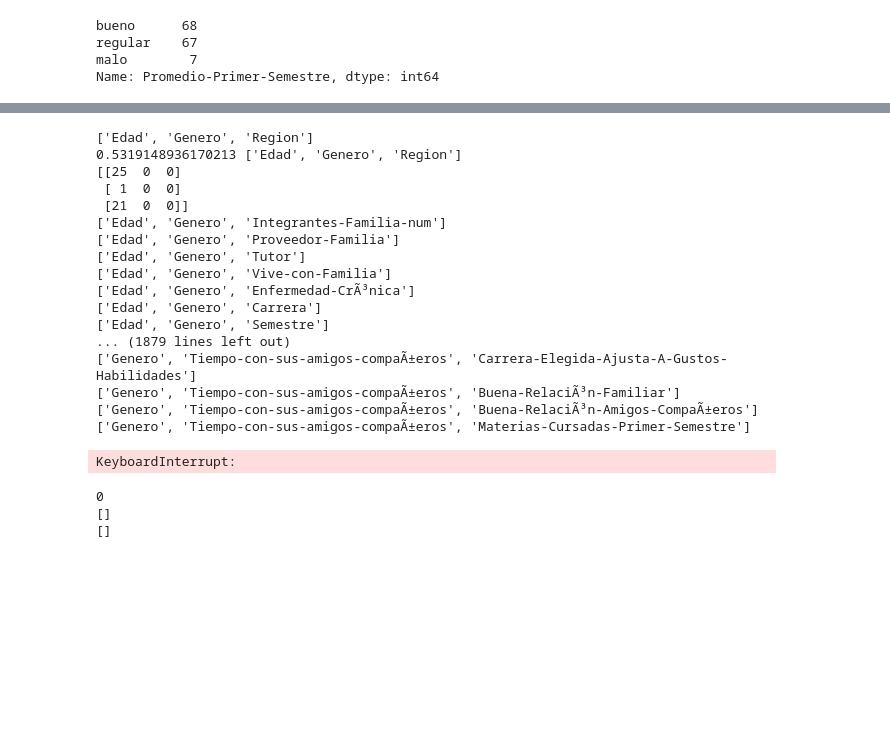
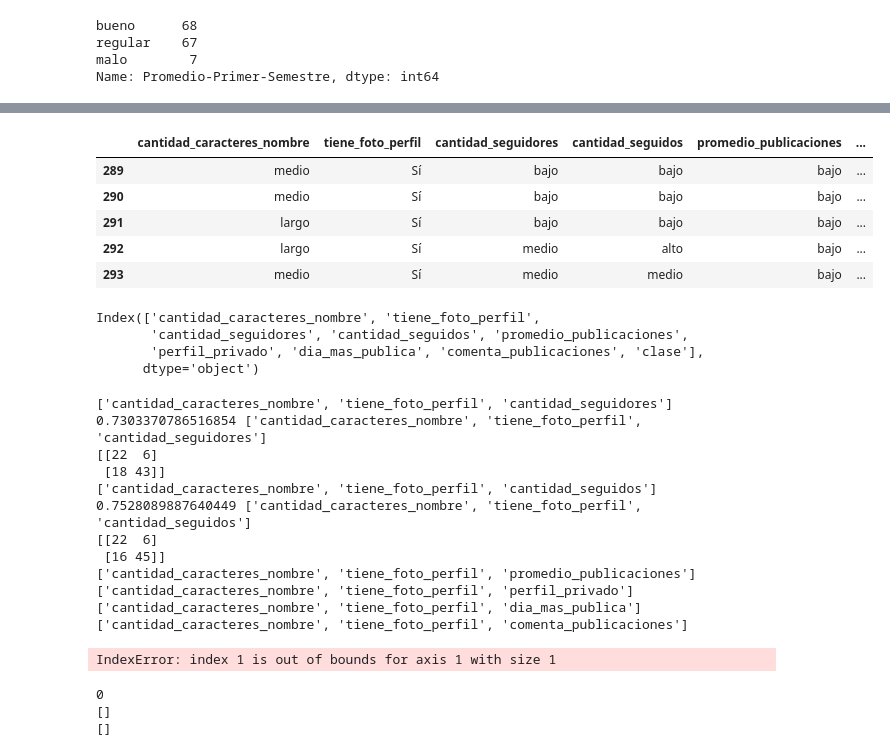
Before and after one commit to SamuelGuerrero/Reconocimiento-de-Patrones, a Jupyter notebook: Segundo Parcial/SeleccionCaracterísticas/Clasificadores.ipynb, the cells around one changed output, grey strips where cells are left out. Cells and saved outputs as stored; diff of their text form; code cells hidden in the pictures; blank space fills up the shorter version.

```diff
--- a/Segundo Parcial/SeleccionCaracterísticas/Clasificadores.ipynb
+++ b/Segundo Parcial/SeleccionCaracterísticas/Clasificadores.ipynb
@@ -385,10 +386,34 @@ Index(['Unnamed: 0', 'Edad', 'Genero', 'Tutor', 'Vive-con-Familia',
        'Horas-Semana-Dedicada-Videojuegos',
        'Horas-Semana-Dedicada-Actividades-Entretenimiento'],
       dtype='object')
+# %%
+df = pd.read_csv("Twitter.csv")
+
+df = df.drop(columns=['Unnamed: 0'])
+df = df.loc[:, ~df.columns.str.contains('^nombre')]
+df.tail()
+# %% [output]
+|  | cantidad_caracteres_nombre | tiene_foto_perfil | cantidad_seguidores | cantidad_seguidos | promedio_publicaciones | ... |
+| 289 | medio | Sí | bajo | bajo | bajo | ... |
+| 290 | medio | Sí | bajo | bajo | bajo | ... |
+| 291 | largo | Sí | bajo | bajo | bajo | ... |
+| 292 | largo | Sí | medio | alto | bajo | ... |
+| 293 | medio | Sí | medio | medio | bajo | ... |
+# %%
+headers = df.columns
+print(headers)
+# %% [output]
+Index(['cantidad_caracteres_nombre', 'tiene_foto_perfil',
+       'cantidad_seguidores', 'cantidad_seguidos', 'promedio_publicaciones',
+       'perfil_privado', 'dia_mas_publica', 'comenta_publicaciones', 'clase'],
+      dtype='object')
 # %%
 #Dropear Carrera
 import warnings
 warnings.filterwarnings('ignore')
+
+
+
 
 best_accuracy = 0
 best_characteristics = []
@@ -398,30 +423,32 @@ best_cm = []
 for header1 in headers:
     for header2 in headers:
         for header3 in headers:
-            if((header1 != header2) and (header1 != header3) and (header2 != header3) and (header1 != 'Promedio-Primer-Semestre') and (header2 != 'Promedio-Primer-Semestre') and (header3 != 'Promedio-Primer-Semestre')):
+            if((header1 != header2) and (header1 != header3) and (header2 != header3) and (header1 != 'clase') and (header2 != 'clase') and (header3 != 'clase')):
                 characteristics = [header1, header2, header3]
                 print(characteristics)
                 X = df.filter(items=characteristics).copy()
-
-                classColumn = ['Promedio-Primer-Semestre']
+                classColumn = ['clase']
                 y = df.filter(items=classColumn).copy()
 
                 encoder = OneHotEncoder(sparse=False)
                 X_encoded = encoder.fit_transform(X)
 
-                X_train, X_test, y_train, y_test = train_test_split(X_encoded, y, test_size=0.33)
+                X_train, X_test, y_train, y_test = train_test_split(X_encoded, y, test_size=0.3, random_state=42)
 
-                knn = KNeighborsClassifier(n_neighbors=3)
+                #knn = KNeighborsClassifier(n_neighbors=3)
 
-                knn.fit(X_train, y_train)
+                #knn.fit(X_train, y_train)
+                nb = CategoricalNB()
+                nb.fit(X_train, y_train)
 
-                y_pred = knn.predict(X_test)
+                y_pred = nb.predict(X_test)
+
 
                 accuracy = accuracy_score(y_test, y_pred)
                 if(accuracy > best_accuracy):
                     best_accuracy = accuracy
                     best_characteristics = characteristics
-                    best_model = knn
+                    best_model = nb
                     print(best_accuracy, best_characteristics)
 
                     cm = confusion_matrix(y_test, y_pred)
@@ -431,24 +458,19 @@ for header1 in headers:
 
                 #print("Precisión del clasificador KNN:", accuracy)
 # %% [output]
-['Edad', 'Genero', 'Region']
-0.5319148936170213 ['Edad', 'Genero', 'Region']
-[[25  0  0]
- [ 1  0  0]
- [21  0  0]]
-['Edad', 'Genero', 'Integrantes-Familia-num']
-['Edad', 'Genero', 'Proveedor-Familia']
-['Edad', 'Genero', 'Tutor']
-['Edad', 'Genero', 'Vive-con-Familia']
-['Edad', 'Genero', 'Enfermedad-CrÃ³nica']
-['Edad', 'Genero', 'Carrera']
-['Edad', 'Genero', 'Semestre']
-... (1879 lines left out)
-['Genero', 'Tiempo-con-sus-amigos-compaÃ±eros', 'Carrera-Elegida-Ajusta-A-Gustos-Habilidades']
-['Genero', 'Tiempo-con-sus-amigos-compaÃ±eros', 'Buena-RelaciÃ³n-Familiar']
-['Genero', 'Tiempo-con-sus-amigos-compaÃ±eros', 'Buena-RelaciÃ³n-Amigos-CompaÃ±eros']
-['Genero', 'Tiempo-con-sus-amigos-compaÃ±eros', 'Materias-Cursadas-Primer-Semestre']
+['cantidad_caracteres_nombre', 'tiene_foto_perfil', 'cantidad_seguidores']
+0.7303370786516854 ['cantidad_caracteres_nombre', 'tiene_foto_perfil', 'cantidad_seguidores']
+[[22  6]
+ [18 43]]
+['cantidad_caracteres_nombre', 'tiene_foto_perfil', 'cantidad_seguidos']
+0.7528089887640449 ['cantidad_caracteres_nombre', 'tiene_foto_perfil', 'cantidad_seguidos']
+[[22  6]
+ [16 45]]
+['cantidad_caracteres_nombre', 'tiene_foto_perfil', 'promedio_publicaciones']
+['cantidad_caracteres_nombre', 'tiene_foto_perfil', 'perfil_privado']
+['cantidad_caracteres_nombre', 'tiene_foto_perfil', 'dia_mas_publica']
+['cantidad_caracteres_nombre', 'tiene_foto_perfil', 'comenta_publicaciones']
-KeyboardInterrupt:
+IndexError: index 1 is out of bounds for axis 1 with size 1
 # %%
 print(best_accuracy)
 print(best_characteristics)
```
Also changed, not shown: parts of 2 cells of this notebook.
